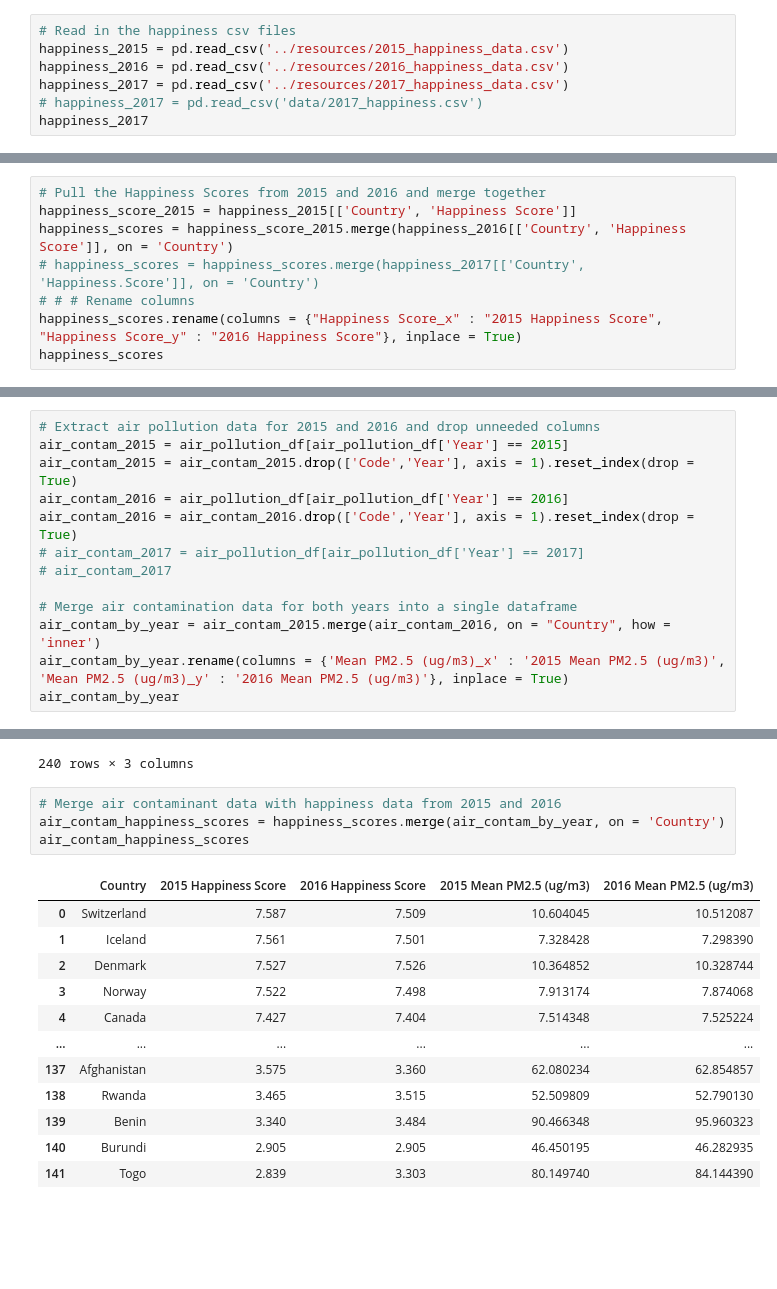
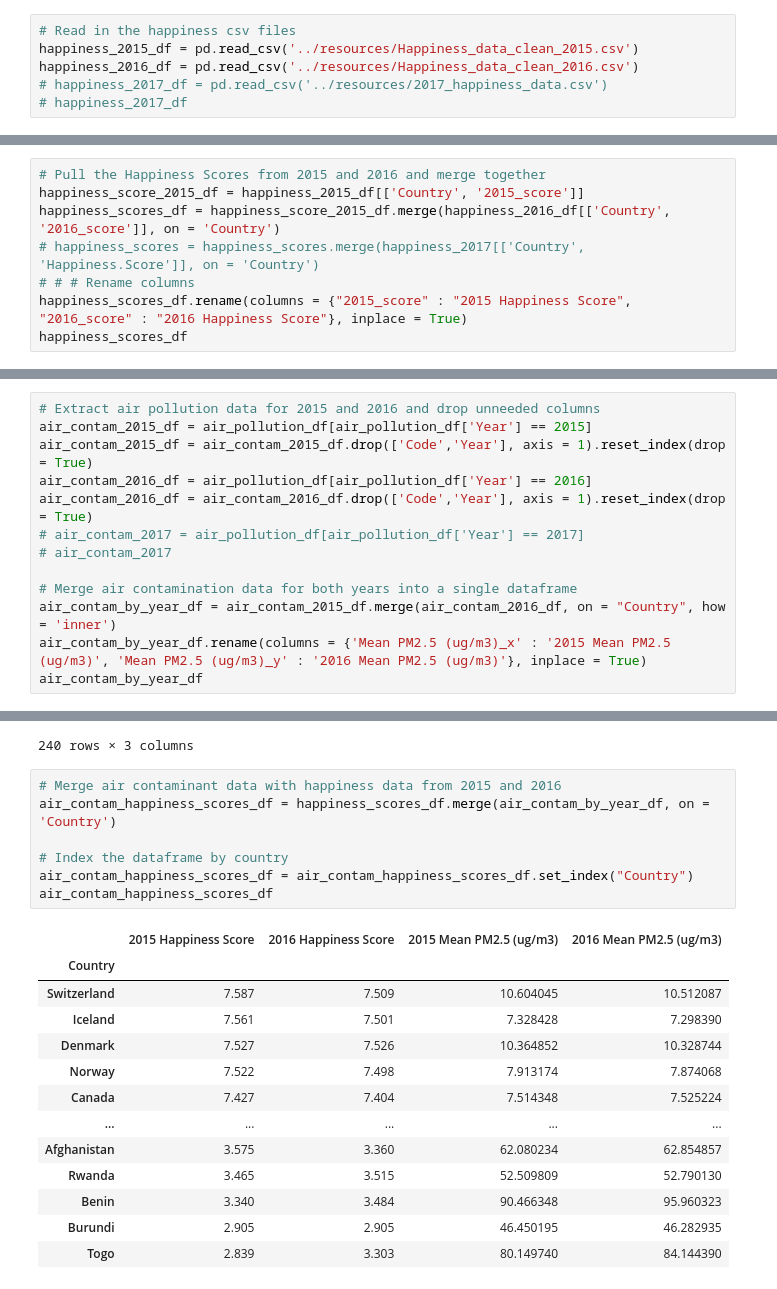
Before and after one commit to jaysueno/Group_Good_Guys, a Jupyter notebook: jason_folder/air_pollutants.ipynb, the cells around one changed output, grey strips where cells are left out. Saved outputs shown, nothing was run; the diff lists cells and outputs as text; blank space fills up the shorter version.

```diff
--- a/jason_folder/air_pollutants.ipynb
+++ b/jason_folder/air_pollutants.ipynb
@@ -9,7 +10,6 @@ import matplotlib.pyplot as plt
 # %%
 # Read in the happiness csv files
-happiness_2015 = pd.read_csv('../resources/2015_happiness_data.csv')
-happiness_2016 = pd.read_csv('../resources/2016_happiness_data.csv')
-happiness_2017 = pd.read_csv('../resources/2017_happiness_data.csv')
-# happiness_2017 = pd.read_csv('data/2017_happiness.csv')
-happiness_2017
+happiness_2015_df = pd.read_csv('../resources/Happiness_data_clean_2015.csv')
+happiness_2016_df = pd.read_csv('../resources/Happiness_data_clean_2016.csv')
+# happiness_2017_df = pd.read_csv('../resources/2017_happiness_data.csv')
+# happiness_2017_df
@@ -30,11 +16,11 @@ happiness_2017
 # %%
 # Pull the Happiness Scores from 2015 and 2016 and merge together
-happiness_score_2015 = happiness_2015[['Country', 'Happiness Score']]
-happiness_scores = happiness_score_2015.merge(happiness_2016[['Country', 'Happiness Score']], on = 'Country')
+happiness_score_2015_df = happiness_2015_df[['Country', '2015_score']]
+happiness_scores_df = happiness_score_2015_df.merge(happiness_2016_df[['Country', '2016_score']], on = 'Country')
 # happiness_scores = happiness_scores.merge(happiness_2017[['Country', 'Happiness.Score']], on = 'Country')
 # # # Rename columns
-happiness_scores.rename(columns = {"Happiness Score_x" : "2015 Happiness Score", "Happiness Score_y" : "2016 Happiness Score"}, inplace = True)
-happiness_scores
+happiness_scores_df.rename(columns = {"2015_score" : "2015 Happiness Score", "2016_score" : "2016 Happiness Score"}, inplace = True)
+happiness_scores_df
 # %% [output]
 |  | Country | 2015 Happiness Score | 2016 Happiness Score |
 | 0 | Switzerland | 7.587 | 7.509 |
@@ -69,17 +55,17 @@ air_pollution_df
 2640 rows × 4 columns
 # %%
 # Extract air pollution data for 2015 and 2016 and drop unneeded columns
-air_contam_2015 = air_pollution_df[air_pollution_df['Year'] == 2015]
-air_contam_2015 = air_contam_2015.drop(['Code','Year'], axis = 1).reset_index(drop = True)
-air_contam_2016 = air_pollution_df[air_pollution_df['Year'] == 2016]
-air_contam_2016 = air_contam_2016.drop(['Code','Year'], axis = 1).reset_index(drop = True)
+air_contam_2015_df = air_pollution_df[air_pollution_df['Year'] == 2015]
+air_contam_2015_df = air_contam_2015_df.drop(['Code','Year'], axis = 1).reset_index(drop = True)
+air_contam_2016_df = air_pollution_df[air_pollution_df['Year'] == 2016]
+air_contam_2016_df = air_contam_2016_df.drop(['Code','Year'], axis = 1).reset_index(drop = True)
 # air_contam_2017 = air_pollution_df[air_pollution_df['Year'] == 2017]
 # air_contam_2017
 
 # Merge air contamination data for both years into a single dataframe
-air_contam_by_year = air_contam_2015.merge(air_contam_2016, on = "Country", how = 'inner')
-air_contam_by_year.rename(columns = {'Mean PM2.5 (ug/m3)_x' : '2015 Mean PM2.5 (ug/m3)', 'Mean PM2.5 (ug/m3)_y' : '2016 Mean PM2.5 (ug/m3)'}, inplace = True)
-air_contam_by_year
+air_contam_by_year_df = air_contam_2015_df.merge(air_contam_2016_df, on = "Country", how = 'inner')
+air_contam_by_year_df.rename(columns = {'Mean PM2.5 (ug/m3)_x' : '2015 Mean PM2.5 (ug/m3)', 'Mean PM2.5 (ug/m3)_y' : '2016 Mean PM2.5 (ug/m3)'}, inplace = True)
+air_contam_by_year_df
 # %% [output]
 |  | Country | 2015 Mean PM2.5 (ug/m3) | 2016 Mean PM2.5 (ug/m3) |
 | 0 | Afghanistan | 62.080234 | 62.854857 |
@@ -96,18 +82,22 @@ air_contam_by_year
 240 rows × 3 columns
 # %%
 # Merge air contaminant data with happiness data from 2015 and 2016
-air_contam_happiness_scores = happiness_scores.merge(air_contam_by_year, on = 'Country')
-air_contam_happiness_scores
+air_contam_happiness_scores_df = happiness_scores_df.merge(air_contam_by_year_df, on = 'Country')
+
+# Index the dataframe by country
+air_contam_happiness_scores_df = air_contam_happiness_scores_df.set_index("Country")
+air_contam_happiness_scores_df
 # %% [output]
-|  | Country | 2015 Happiness Score | 2016 Happiness Score | 2015 Mean PM2.5 (ug/m3) | 2016 Mean PM2.5 (ug/m3) |
-| 0 | Switzerland | 7.587 | 7.509 | 10.604045 | 10.512087 |
-| 1 | Iceland | 7.561 | 7.501 | 7.328428 | 7.298390 |
-| 2 | Denmark | 7.527 | 7.526 | 10.364852 | 10.328744 |
-| 3 | Norway | 7.522 | 7.498 | 7.913174 | 7.874068 |
-| 4 | Canada | 7.427 | 7.404 | 7.514348 | 7.525224 |
-| ... | ... | ... | ... | ... | ... |
-| 137 | Afghanistan | 3.575 | 3.360 | 62.080234 | 62.854857 |
-| 138 | Rwanda | 3.465 | 3.515 | 52.509809 | 52.790130 |
-| 139 | Benin | 3.340 | 3.484 | 90.466348 | 95.960323 |
-| 140 | Burundi | 2.905 | 2.905 | 46.450195 | 46.282935 |
-| 141 | Togo | 2.839 | 3.303 | 80.149740 | 84.144390 |
+|  | 2015 Happiness Score | 2016 Happiness Score | 2015 Mean PM2.5 (ug/m3) | 2016 Mean PM2.5 (ug/m3) |
+| Country |  |  |  |  |
+| Switzerland | 7.587 | 7.509 | 10.604045 | 10.512087 |
+| Iceland | 7.561 | 7.501 | 7.328428 | 7.298390 |
+| Denmark | 7.527 | 7.526 | 10.364852 | 10.328744 |
+| Norway | 7.522 | 7.498 | 7.913174 | 7.874068 |
+| Canada | 7.427 | 7.404 | 7.514348 | 7.525224 |
+| ... | ... | ... | ... | ... |
+| Afghanistan | 3.575 | 3.360 | 62.080234 | 62.854857 |
+| Rwanda | 3.465 | 3.515 | 52.509809 | 52.790130 |
+| Benin | 3.340 | 3.484 | 90.466348 | 95.960323 |
+| Burundi | 2.905 | 2.905 | 46.450195 | 46.282935 |
+| Togo | 2.839 | 3.303 | 80.149740 | 84.144390 |
```
Also changed, not shown: parts of 5 cells of this notebook, 1 other file.
